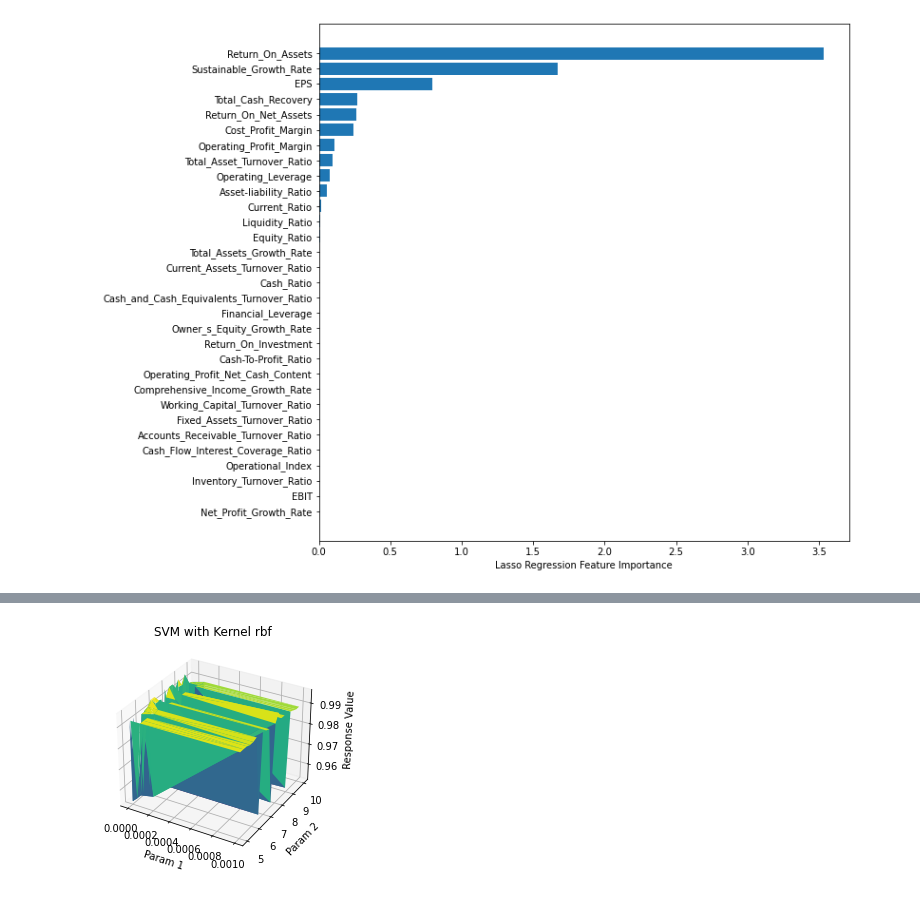
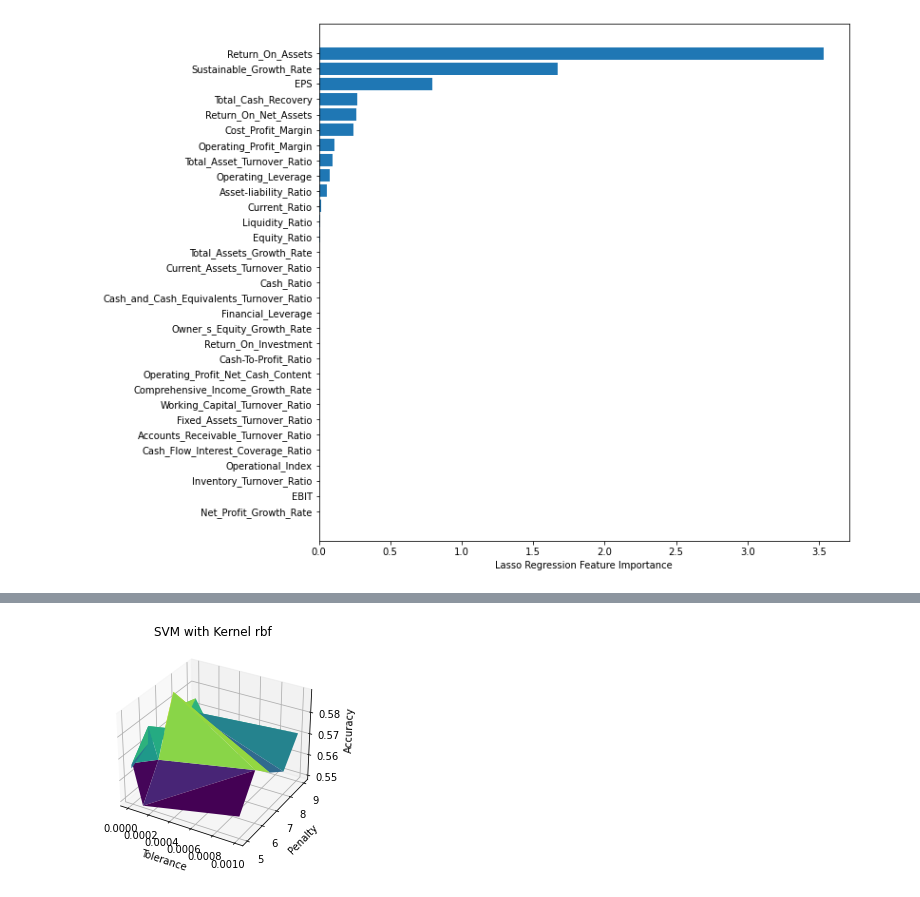
Before and after one commit to ese527team/Final_report, a Jupyter notebook: SVM.ipynb, the cells around one changed output, grey strips where cells are left out. Cells and saved outputs as stored; diff of their text form; code cells hidden in the pictures.

```diff
--- a/SVM.ipynb
+++ b/SVM.ipynb
@@ -260,7 +168,7 @@ plt.legend(loc='best')
 plt.tight_layout()
 plt.show()
 plt.savefig("pca_importance.png")
-x_train_pca,x_test_pca,y_train,y_test = train_test_split(x_pca,response_global_class,test_size=0.2)
+x_train_pca,x_test_pca,y_train,y_test = train_test_split(x_pca,response_global_class,test_size=0.1)
 # %% [output]
 [figure]
 <Figure size 432x288 with 0 Axes>
@@ -385,63 +340,60 @@ Set parameter alpha to: original_alpha * np.sqrt(n_samples).
   warnings.warn(
 [figure]
 # %%
+kfolds = KFold(n_splits=3,  shuffle=True)
+x_train,x_test,y_train,y_test = train_test_split(feature_after_tuned,response_global_class,test_size=0.1)
+x_train_1,x_train_2,y_train_1,y_train_2=train_test_split(x_train,y_train,test_size=0.05)
+x=x_train_2
+y=y_train_2
 # Tune for SVM
 print("Here is the tuning for SVM")
 print("Tolerance is for tolearance of maximum error in fitting, and Penalty is for penalty parameter")
-for i in range(2,3):
-    if (i==0):
-        x=x_df1_train
-        y=y_df1_train
-    elif (i==1):
-        x=x_df2_train
-        y=y_df2_train
-    else:
-        x=x_df3_train
-        y=y_df3_train
+feature_after_tuned
 
-    Kernel=['poly','linear','rbf']
-    Tol=[10e-4,10e-5,10e-6,10e-7,10e-8]
-    c=np.linspace(start = 5, stop = 10, num = 20)
-    Acc=0
+Kernel=['poly','linear','rbf']
+Tol=[10e-4,10e-5,10e-6,10e-7,10e-8]
+c=np.linspace(start = 5, stop = 9, num = 5)
+Acc=0
+##################
 
-    Acc=0
+for j in range(0,3):
     count=0
     p3d = pd.DataFrame(columns=['Param 1','Param 2','Response Value'])
-    #################
-    k_range=range(0,5)
-    c_range=range(0,20)
-    nameee=['Pair 1','Pair 2 ','Pair 3']
-    ##################
-
-    for j in range(0,3):
-        for k in range(0,5):
-            for m in range(0,20):
-                SVM=OneVsOneClassifier(svm.SVC(kernel=Kernel[j],tol=Tol[k],C=c[m]))
-                scores = cross_val_score(SVM,x, y, scoring='accuracy', cv=kfolds, n_jobs=-1)
-                #############
-                p3d.loc[count]=[Tol[k],c[m],scores.mean()]
-                count=count+1
-                ###################
-                if (scores.mean()>Acc):
-                    Acc=scores.mean()
-                    KERNEL=Kernel[j]
-                    Tolerance=Tol[k]
-                    Penalty=c[m]
+    for k in range(0,5):
+        for m in range(0,5):
+            SVM=OneVsRestClassifier(svm.SVC(kernel=Kernel[j],tol=Tol[k],C=c[m]))
+            scores = cross_val_score(SVM,x, y, scoring='accuracy', cv=kfolds, n_jobs=-1)
+            #############
+            p3d.loc[count]=[Tol[k],c[m],scores.mean()]
+            count=count+1
+            print("current iteration is "+str(count))
+            ###################
+            if (scores.mean()>Acc):
+                Acc=scores.mean()
+                KERNEL=Kernel[j]
+                Tolerance=Tol[k]
+                Penalty=c[m]
 
 
-    for dist in range (0,3):
-        fig = plt.figure()
-        ax = fig.gca(projection='3d')
-        ax.plot_trisurf(p3d['Param 1'], p3d['Param 2'], p3d['Response Value'], cmap=plt.cm.viridis, linewidth=0.2)
-        ax.set_xlabel('Param 1')
-        ax.set_ylabel('Param 2')
-        ax.set_zlabel('Response Value')
-        ax.set_title("SVM with Kernel "+Kernel[dist])
-        plt.show()
+    fig = plt.figure()
+    ax = fig.gca(projection='3d')
+    ax.plot_trisurf(p3d['Param 1'], p3d['Param 2'], p3d['Response Value'], cmap=plt.cm.viridis, linewidth=0.2)
+    ax.set_xlabel('Tolerance')
+    ax.set_ylabel('Penalty')
+    ax.set_zlabel('Accuracy')
+    ax.set_title("SVM with Kernel "+Kernel[j])
+    plt.show()
 
 
-    print("The best hyper-parameter of SVM + lasso is: KERNEL = rbf,  Tolerance = 0.001, and Penalty = 5.0")
-    print("The corresponding accuracy is 0.661356454871795")
+print("The best hyper-parameter of SVM is: KERNEL = "+KERNEL+",  Tolerance = "+str(Tolerance)+", and Penalty = "+str(Penalty))
+print("The corresponding accuracy in tunning for svm is "+str(Acc))
+
+
+SVM_pred = OneVsRestClassifier(svm.SVC(kernel=KERNEL,tol=Tolerance,C=Penalty))
+SVM_pred.fit(x_train_2,y_train_2)
+Acc_pred=SVM_pred.score(x_test,y_test)
+print("The corresponding accuracy in prediction for SVM is "+str(Acc_pred))
+y_pred_SVM=SVM_pred.predict(x_test)
 # %% [output]
 Here is the tuning for SVM
 Tolerance is for tolearance of maximum error in fitting, and Penalty is for penalty parameter
@@ -450 +451 @@ Tolerance is for tolearance of maximum error in fitting, and Penalty is for pena
-[figure, old version]
+[figure, new version]
```
Also changed, not shown: parts of 10 cells of this notebook.
